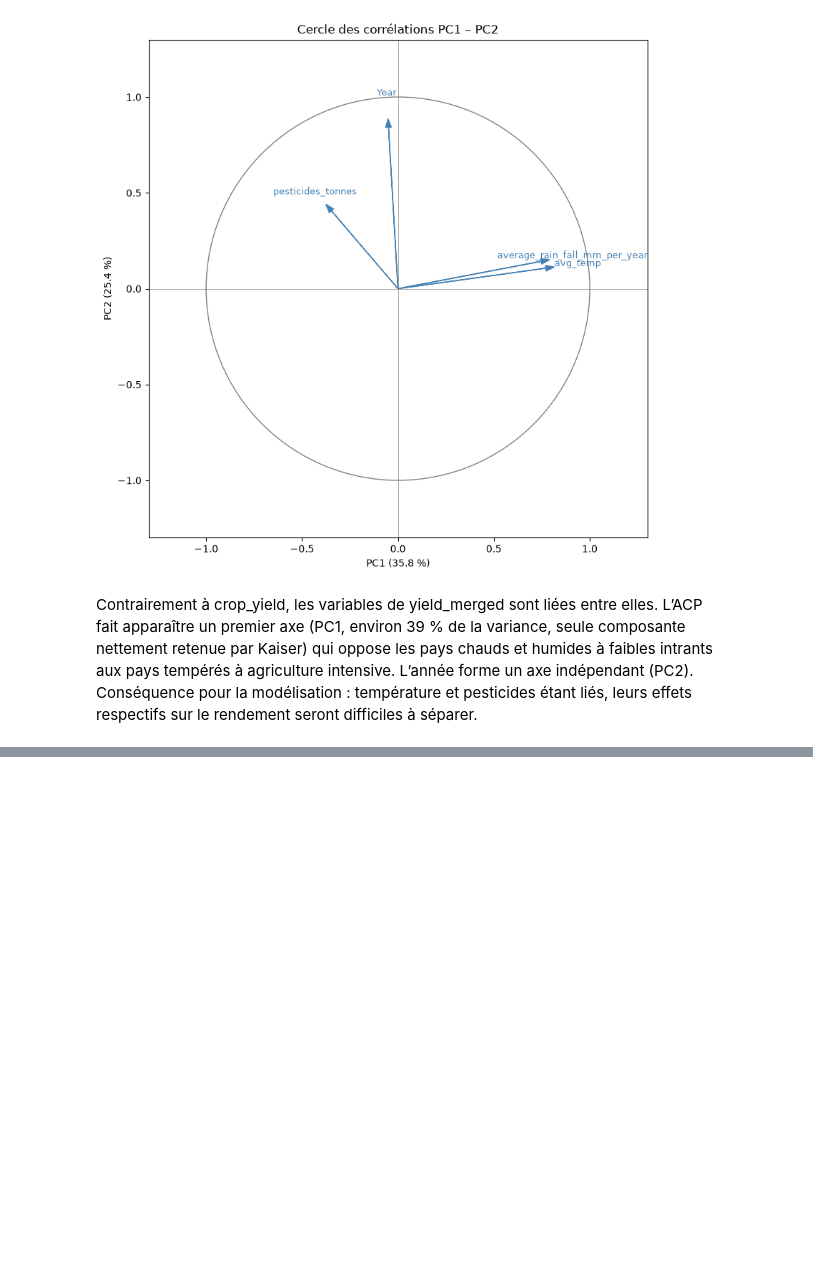
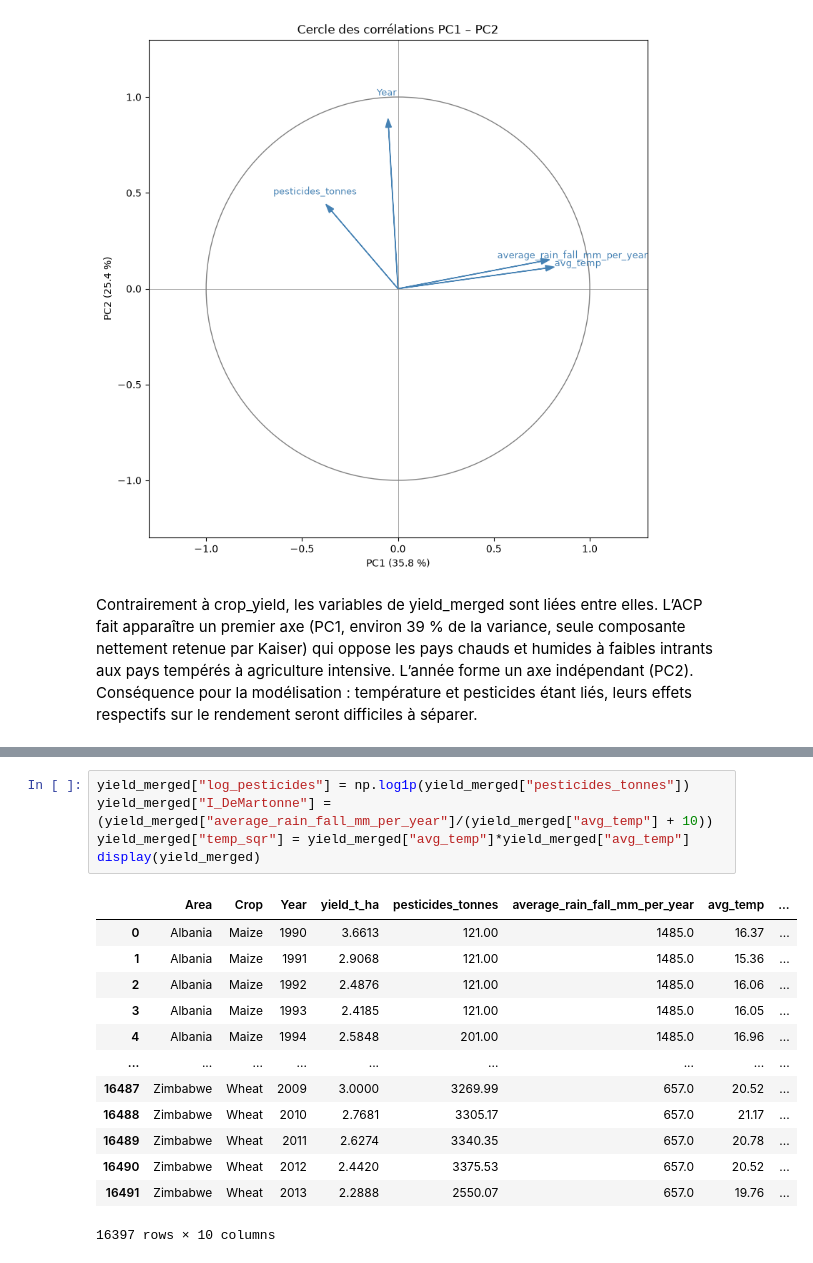
Before and after one commit to Tcheunzy/Agriculture_recommandation_-_prediction_system, a Jupyter notebook: notebooks/notebook.ipynb, the cells around one changed output, grey strips where cells are left out. Drawn from its saved outputs; the diff is of its cells as text; blank space fills up the shorter version.

```diff
--- a/notebooks/notebook.ipynb
+++ b/notebooks/notebook.ipynb
@@ -1310,0 +1344,19 @@ Contrairement à crop_yield, les variables de yield_merged sont liées entre ell
+# %%
+yield_merged["log_pesticides"] = np.log1p(yield_merged["pesticides_tonnes"])
+yield_merged["I_DeMartonne"] = (yield_merged["average_rain_fall_mm_per_year"]/(yield_merged["avg_temp"] + 10))
+yield_merged["temp_sqr"] = yield_merged["avg_temp"]*yield_merged["avg_temp"]
+display(yield_merged)
+# %% [output]
+|  | Area | Crop | Year | yield_t_ha | pesticides_tonnes | average_rain_fall_mm_per_year | avg_temp | ... |
+| 0 | Albania | Maize | 1990 | 3.6613 | 121.00 | 1485.0 | 16.37 | ... |
+| 1 | Albania | Maize | 1991 | 2.9068 | 121.00 | 1485.0 | 15.36 | ... |
+| 2 | Albania | Maize | 1992 | 2.4876 | 121.00 | 1485.0 | 16.06 | ... |
+| 3 | Albania | Maize | 1993 | 2.4185 | 121.00 | 1485.0 | 16.05 | ... |
+| 4 | Albania | Maize | 1994 | 2.5848 | 201.00 | 1485.0 | 16.96 | ... |
+| ... | ... | ... | ... | ... | ... | ... | ... | ... |
+| 16487 | Zimbabwe | Wheat | 2009 | 3.0000 | 3269.99 | 657.0 | 20.52 | ... |
+| 16488 | Zimbabwe | Wheat | 2010 | 2.7681 | 3305.17 | 657.0 | 21.17 | ... |
+| 16489 | Zimbabwe | Wheat | 2011 | 2.6274 | 3340.35 | 657.0 | 20.78 | ... |
+| 16490 | Zimbabwe | Wheat | 2012 | 2.4420 | 3375.53 | 657.0 | 20.52 | ... |
+| 16491 | Zimbabwe | Wheat | 2013 | 2.2888 | 2550.07 | 657.0 | 19.76 | ... |
+16397 rows × 10 columns
```
Also changed, not shown: parts of 8 cells of this notebook, 2 other files.
